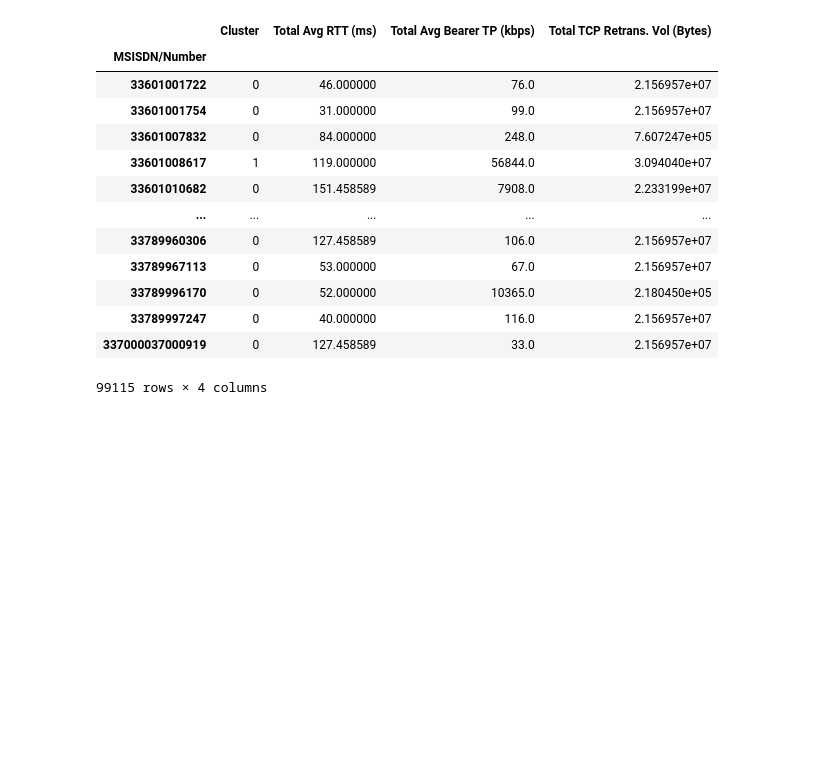
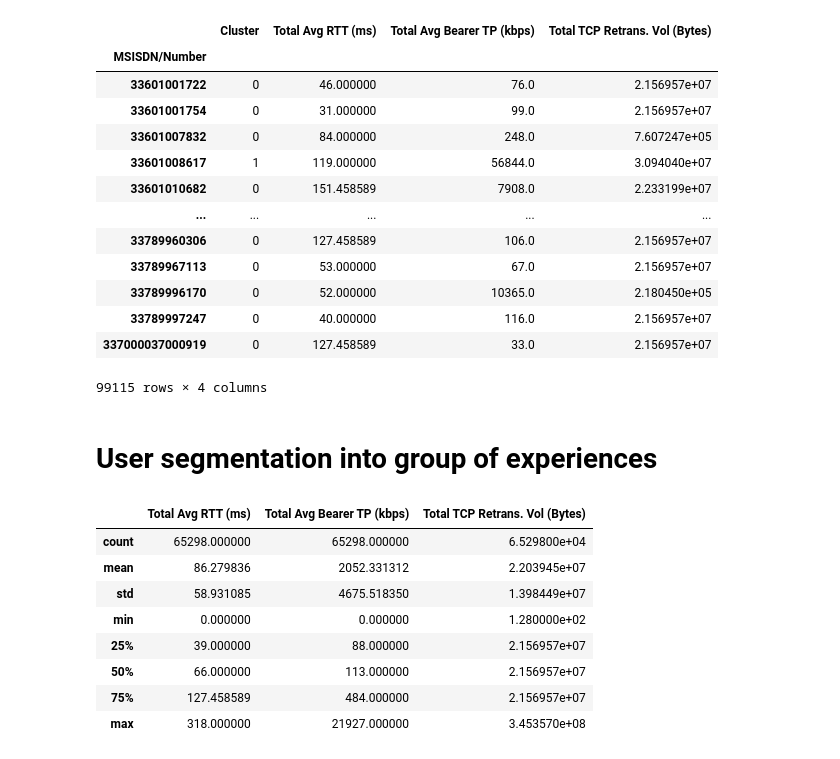
Before and after one commit to zelalemshiferaw/Telecommunication-Data-Analysis, a Jupyter notebook: notebooks/User Experience Analysis.ipynb, the cells around one changed output. Saved outputs shown, nothing was run; the diff lists cells and outputs as text; code cells hidden in the pictures; blank space fills up the shorter version.

Commit message:
User Segmentation into group of experience

```diff
--- a/notebooks/User Experience Analysis.ipynb
+++ b/notebooks/User Experience Analysis.ipynb
@@ -330,9 +330,9 @@ y_kmeans
 # %% [output]
 array([0, 0, 0, ..., 0, 0, 0], dtype=int32)
 # %%
-clustered_tellco_exprience_df = telecom_exprience_df.copy()
-clustered_tellco_exprience_df.insert(0, 'Cluster', y_kmeans)
-clustered_tellco_exprience_df
+clustered_telecom_exprience_df = telecom_exprience_df.copy()
+clustered_telecom_exprience_df.insert(0, 'Cluster', y_kmeans)
+clustered_telecom_exprience_df
 # %% [output]
 |  | Cluster | Total Avg RTT (ms) | Total Avg Bearer TP (kbps) | Total TCP Retrans. Vol (Bytes) |
 | MSISDN/Number |  |  |  |  |
@@ -348,3 +348,17 @@ clustered_tellco_exprience_df
 | 33789997247 | 0 | 40.000000 | 116.0 | 2.156957e+07 |
 | 337000037000919 | 0 | 127.458589 | 33.0 | 2.156957e+07 |
 99115 rows × 4 columns
+# %% [markdown]
+# User segmentation into group of experiences
+# %%
+clustered_telecom_exprience_df[clustered_telecom_exprience_df["Cluster"]==0][["Total Avg RTT (ms)","Total Avg Bearer TP (kbps)","Total TCP Retrans. Vol (Bytes)"]].describe()
+# %% [output]
+|  | Total Avg RTT (ms) | Total Avg Bearer TP (kbps) | Total TCP Retrans. Vol (Bytes) |
+| count | 65298.000000 | 65298.000000 | 6.529800e+04 |
+| mean | 86.279836 | 2052.331312 | 2.203945e+07 |
+| std | 58.931085 | 4675.518350 | 1.398449e+07 |
+| min | 0.000000 | 0.000000 | 1.280000e+02 |
+| 25% | 39.000000 | 88.000000 | 2.156957e+07 |
+| 50% | 66.000000 | 113.000000 | 2.156957e+07 |
+| 75% | 127.458589 | 484.000000 | 2.156957e+07 |
+| max | 318.000000 | 21927.000000 | 3.453570e+08 |
```
Also changed, not shown: parts of 2 cells of this notebook.
